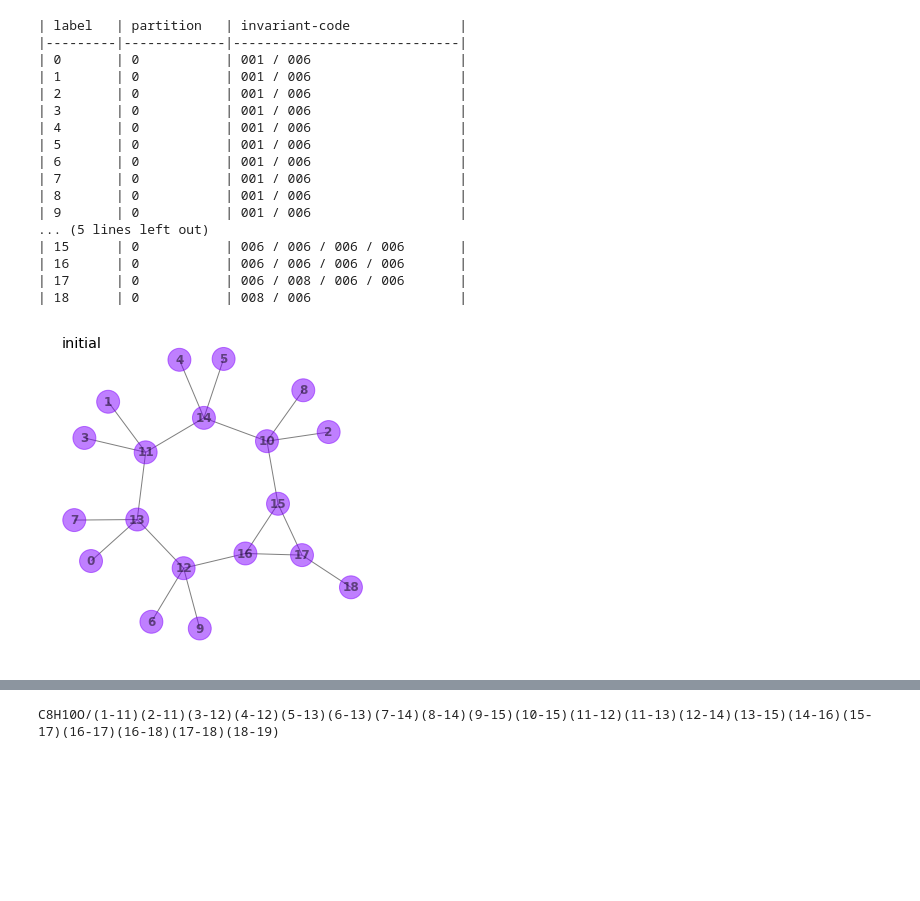
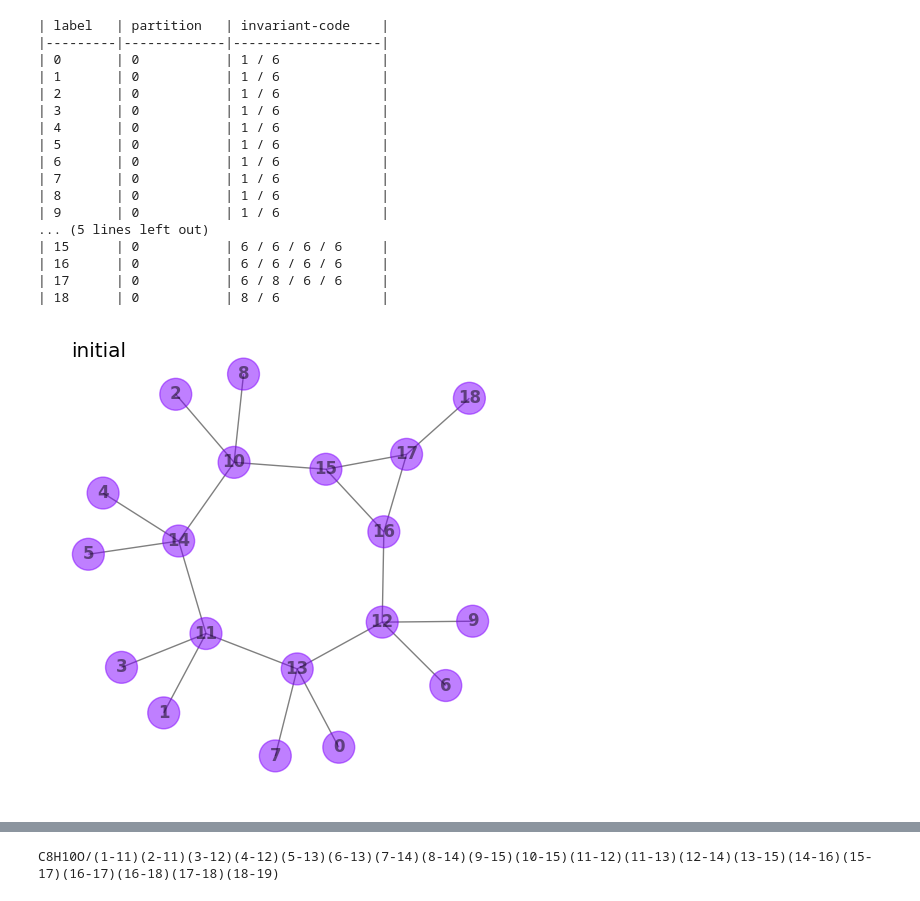
Before and after one commit to TUCAN-nest/TUCAN, a Jupyter notebook: docs/generate_figures.ipynb, the cells around one changed output, grey strips where cells are left out. Cells and saved outputs as stored; diff of their text form; code cells hidden in the pictures; blank space fills up the shorter version.

```diff
--- a/docs/generate_figures.ipynb
+++ b/docs/generate_figures.ipynb
@@ -19,12 +19,12 @@ ANNOTATION_XY = (.05, .95)
 def print_invariant_codes(m):
     table = []
     for atom in sorted(m.nodes()):
-        invariant_code = m.nodes[atom]["invariant_code"]
+        invariant_code = str(m.nodes[atom]["invariant_code"][0])
         partition = m.nodes[atom]["partition"]
         extended_invariant_code = " / ".join(
             [invariant_code] +
             sorted(
-                [m.nodes[n]["invariant_code"] for n in m.neighbors(atom)],
+                [str(m.nodes[n]["invariant_code"][0]) for n in m.neighbors(atom)],
                 reverse=True
                 )
             )
@@ -69,32 +69,32 @@ def print_partitions(m):
 # %%
 molecule = "Bicyclo[5.1.0]octa-1(7)-ene-8-one"
 m = permute_molecule(graph_from_file(Path(f"../tests/molfiles/{molecule}/{molecule}.mol")), random_seed=.41)
-_add_invariant_code(m)
+_add_invariant_code(m, [{"key": "atomic_number", "default_value": None}])
 m = sort_molecule_by_attribute(m, "invariant_code")
 print_invariant_codes(m)
 draw_molecules([m], [""], highlight="partition")
 plt.savefig("img/initial.svg", transparent=True, bbox_inches="tight")
 plt.annotate("initial", xy=ANNOTATION_XY, xycoords="axes fraction", fontsize="x-large")
 plt.savefig("img/initial_annotated.png", transparent=True, bbox_inches="tight", dpi=DPI)
 # %% [output]
-| label   | partition   | invariant-code              |
-|---------|-------------|-----------------------------|
-| 0       | 0           | 001 / 006                   |
-| 1       | 0           | 001 / 006                   |
-| 2       | 0           | 001 / 006                   |
-| 3       | 0           | 001 / 006                   |
-| 4       | 0           | 001 / 006                   |
-| 5       | 0           | 001 / 006                   |
-| 6       | 0           | 001 / 006                   |
-| 7       | 0           | 001 / 006                   |
-| 8       | 0           | 001 / 006                   |
-| 9       | 0           | 001 / 006                   |
+| label   | partition   | invariant-code    |
+|---------|-------------|-------------------|
+| 0       | 0           | 1 / 6             |
+| 1       | 0           | 1 / 6             |
+| 2       | 0           | 1 / 6             |
+| 3       | 0           | 1 / 6             |
+| 4       | 0           | 1 / 6             |
+| 5       | 0           | 1 / 6             |
+| 6       | 0           | 1 / 6             |
+| 7       | 0           | 1 / 6             |
+| 8       | 0           | 1 / 6             |
+| 9       | 0           | 1 / 6             |
 ... (5 lines left out)
-| 15      | 0           | 006 / 006 / 006 / 006       |
-| 16      | 0           | 006 / 006 / 006 / 006       |
-| 17      | 0           | 006 / 008 / 006 / 006       |
-| 18      | 0           | 008 / 006                   |
+| 15      | 0           | 6 / 6 / 6 / 6     |
+| 16      | 0           | 6 / 6 / 6 / 6     |
+| 17      | 0           | 6 / 8 / 6 / 6     |
+| 18      | 0           | 8 / 6             |
-[figure, old version]
+[figure, new version]
 # %%
 m_partitioned_by_invariants = partition_molecule_by_attribute(m, "invariant_code")
 print_invariant_codes(m_partitioned_by_invariants)
```
Also changed, not shown: parts of 3 cells of this notebook, 1 other file.
